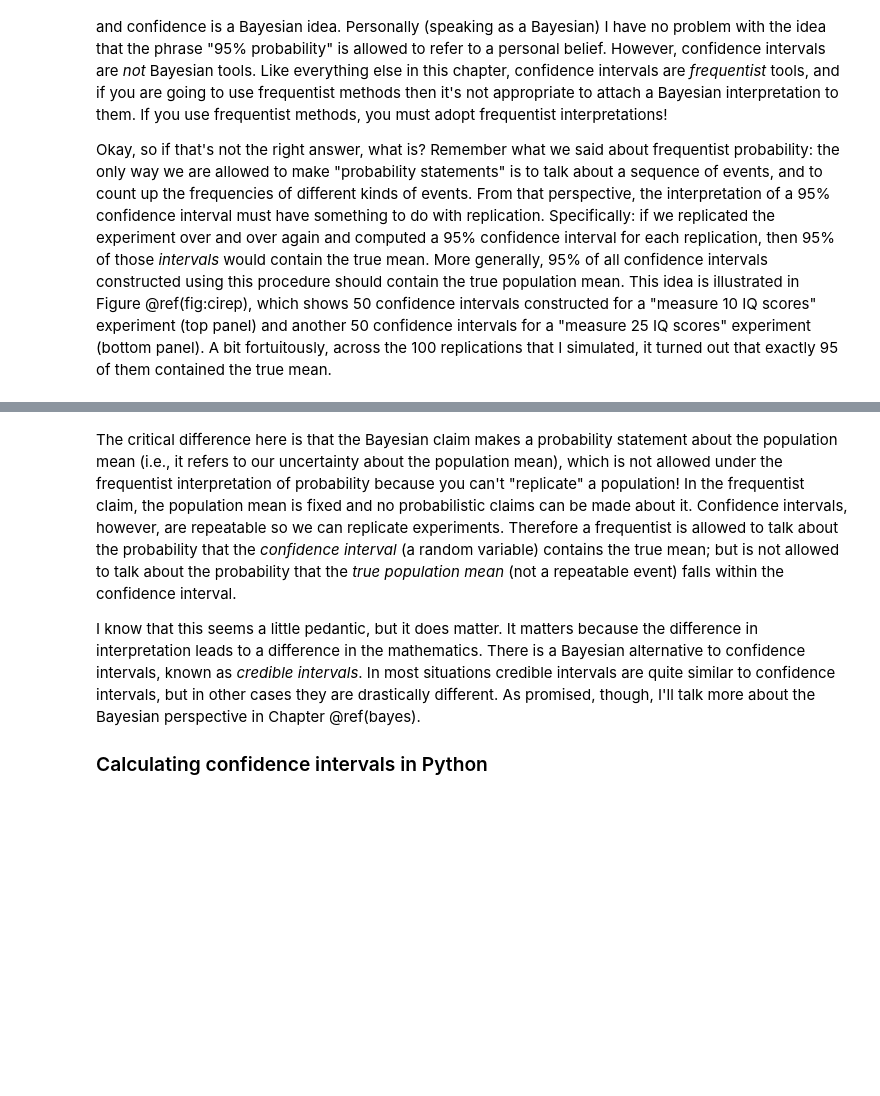
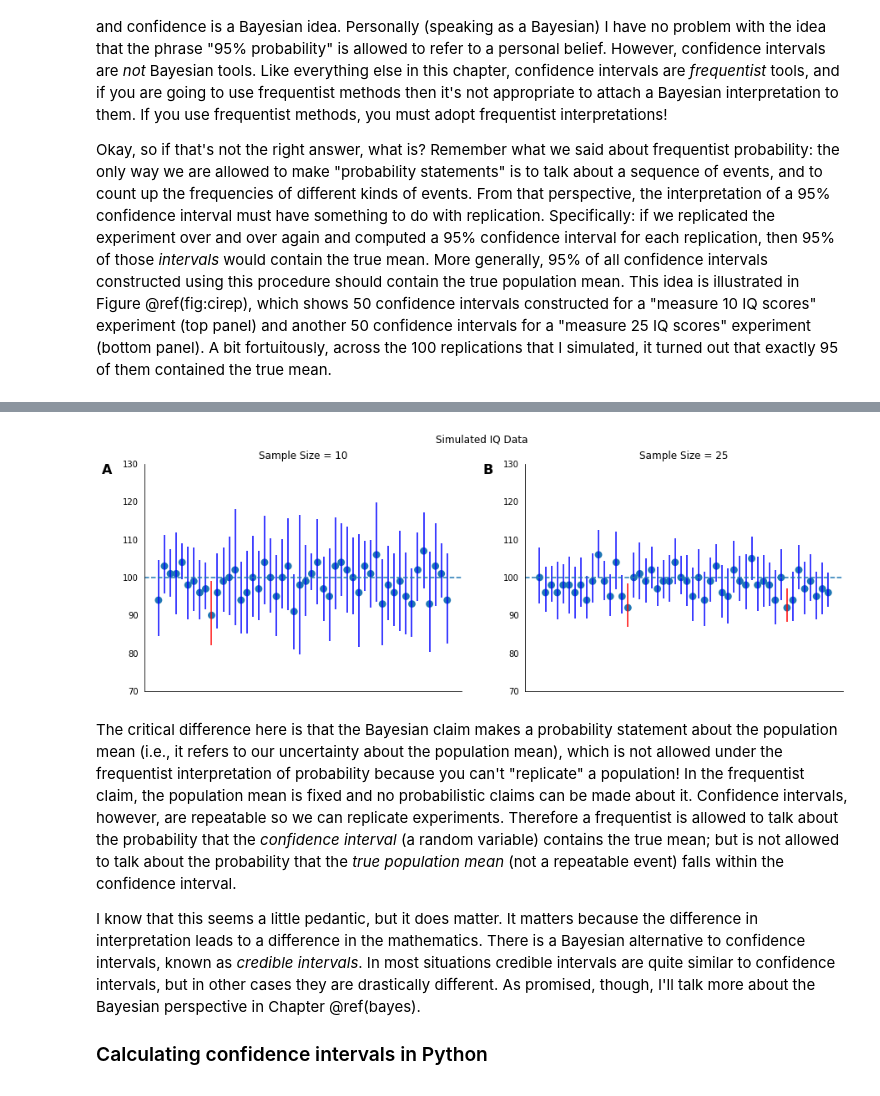
Before and after one commit to digital-analyst/statistics, a Jupyter notebook: Module_3/01-estimation.ipynb, the cells around one changed output, grey strips where cells are left out. Cells and saved outputs as stored; diff of their text form; code cells hidden in the pictures; blank space fills up the shorter version.

```diff
--- a/Module_3/01-estimation.ipynb
+++ b/Module_3/01-estimation.ipynb
@@ -758,10 +691,0 @@ axes[1].plot()
-# %%
-
-nomean_up = []
-nomean_low =[]
-for s, val in enumerate(no_mean):
-    nomean_up.append(uppers[s])
-    nomean_low.append(lowers[s])
-print(no_mean)
-print(nomean_low)
-print(nomean_up)
@@ -772,3 +692,75 @@ print(nomean_up)
+# %%
+from scipy.stats import t, sem
+import numpy as np
+import seaborn as sns
+import pandas as pd
+import matplotlib.pyplot as plt
+import random
+
+#set a random number generator for reproducibility
+rng = np.random.default_rng(42)
+
+#define simulation parameters
+n_experiments = 50
+ns = [10, 25]
+
+#prepare labels for the figure panels
+labels = ['A', 'B']
+
+# prepare the figure, with two subplots
+fig, axes = plt.subplots(1, 2, figsize=(15, 5), sharey=False, sharex=False)
+fig.suptitle('Simulated IQ Data')
+
+# simulate the two sets of experiments, and make the figures.
+for f, ax in enumerate(axes):
+
+    # collect the upper and lower CI bounds, and the sample means for each experiment
+    uppers = []
+    lowers = []
+    sample_means = []
+
+    # for the x-axis, make a list of incrementing numbers
+    x = list(range(0,n_experiments))
+
+    # generate simulated data for each experiment by sampling from a normal distribution
+    # with the parameters defined above
+    # store the sample means and CI bounds in the lists above
+    for i in x:
+        simdata = rng.normal(loc=100,scale=15,size=ns[f]).astype(int)
+        sample_means.append(statistics.mean(simdata))
+        ci = t.interval(alpha=.95, df=len(simdata)-1, loc=np.mean(simdata), scale=sem(simdata))
+        uppers.append(ci[1])
+        lowers.append(ci[0])
+
+
+    # find the experiments where the CI did not capture the population mean
+    # and mark these with red. Color the others blue.
+    too_high = [x[s] for s, val in enumerate(lowers) if val > 100]
+    too_low = [x[s] for s, val in enumerate(uppers) if val < 100]
+    no_mean = too_high + too_low
+    highlight = ['blue']*n_experiments
+    for s, val in enumerate(no_mean):
+        highlight[val] = 'red'
+
+    # plot the data and format the plots
+    sns.pointplot(x=x, y=sample_means, join=False, ax=ax)
+    ax.set_ylim([70,130])
+    ax.vlines(x=x, ymin=lowers, ymax=uppers, color = highlight)
+    ax.axhline(y=100, linestyle = "dashed")
+    ax.set_title("Sample Size = " + str(ns[f]))
+    ax.set(ylabel=None)
+    ax.text(-0.1, 1, labels[f], transform=ax.transAxes,fontsize=16, fontweight='bold', va='top', ha='right')
+    ax.tick_params(left=False)
+    for spine in ['top', 'right']:
+        ax.spines[spine].set_visible(False)
+    ax.tick_params(axis='both',
+                    which='both',
+                    left=False,
+                    right=False,
+                    bottom=False,
+                    labelbottom=False)
+# %% [output]
+[figure, added]
 # %% [markdown]
 The critical difference here is that the Bayesian claim makes a probability statement about the population mean (i.e., it refers to our uncertainty about the population mean), which is not allowed under the frequentist interpretation of probability because you can't "replicate" a population! In the frequentist claim, the population mean is fixed and no probabilistic claims can be made about it. Confidence intervals, however, are repeatable so we can replicate experiments. Therefore a frequentist is allowed to talk about the probability that the *confidence interval* (a random variable) contains the true mean; but is not allowed to talk about the probability that the *true population mean* (not a repeatable event) falls within the confidence interval.
 
```
Also changed, not shown: parts of 28 cells of this notebook.
